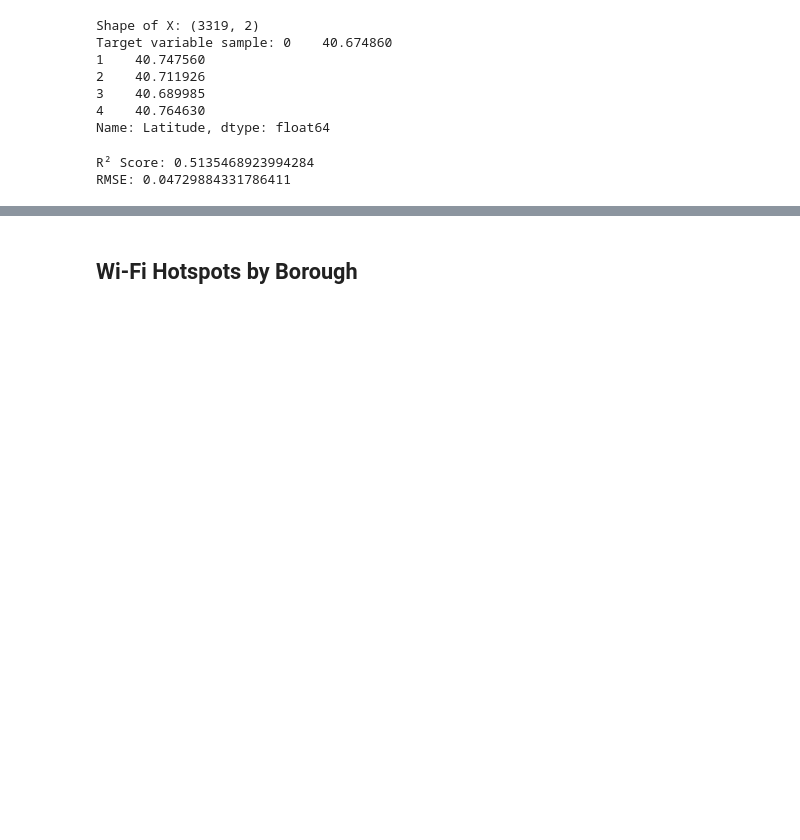
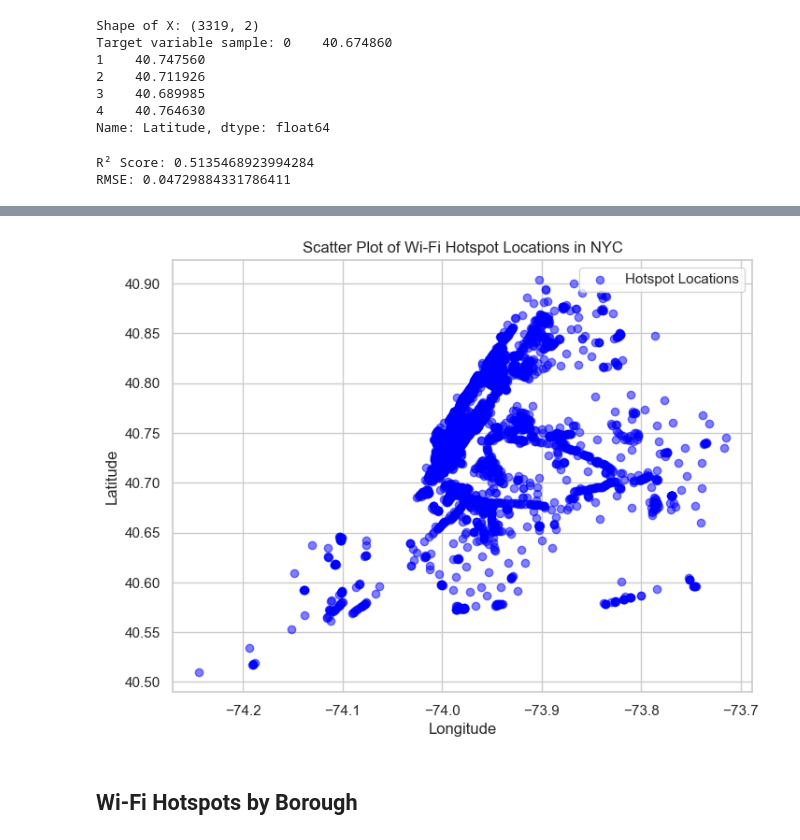
Before and after one commit to ArnavKucheriya/NJIT, a Jupyter notebook: CS 301 - Introduction to Data Science/CS301DS/Project 1/NYC_Wifi_Project.ipynb, the cells around one changed output, grey strips where cells are left out. Cells and saved outputs as stored; diff of their text form; code cells hidden in the pictures; blank space fills up the shorter version.

Commit message:
Adding Scatter Plot

```diff
--- a/CS 301 - Introduction to Data Science/CS301DS/Project 1/NYC_Wifi_Project.ipynb
+++ b/CS 301 - Introduction to Data Science/CS301DS/Project 1/NYC_Wifi_Project.ipynb
@@ -162,3 +174,18 @@ RMSE: 0.04729884331786411
+# %%
+# Import required library
+import matplotlib.pyplot as plt
+
+# Scatter plot for Latitude vs. Longitude
+plt.figure(figsize=(8, 6))
+plt.scatter(wifi_df['Longitude'], wifi_df['Latitude'], c='blue', alpha=0.5, label='Hotspot Locations')
+plt.title('Scatter Plot of Wi-Fi Hotspot Locations in NYC')
+plt.xlabel('Longitude')
+plt.ylabel('Latitude')
+plt.legend()
+plt.grid(True)
+plt.show()
+# %% [output]
+[figure, added]
 # %%
 
 import pandas as pd
```
Also changed, not shown: parts of 1 cell of this notebook.
